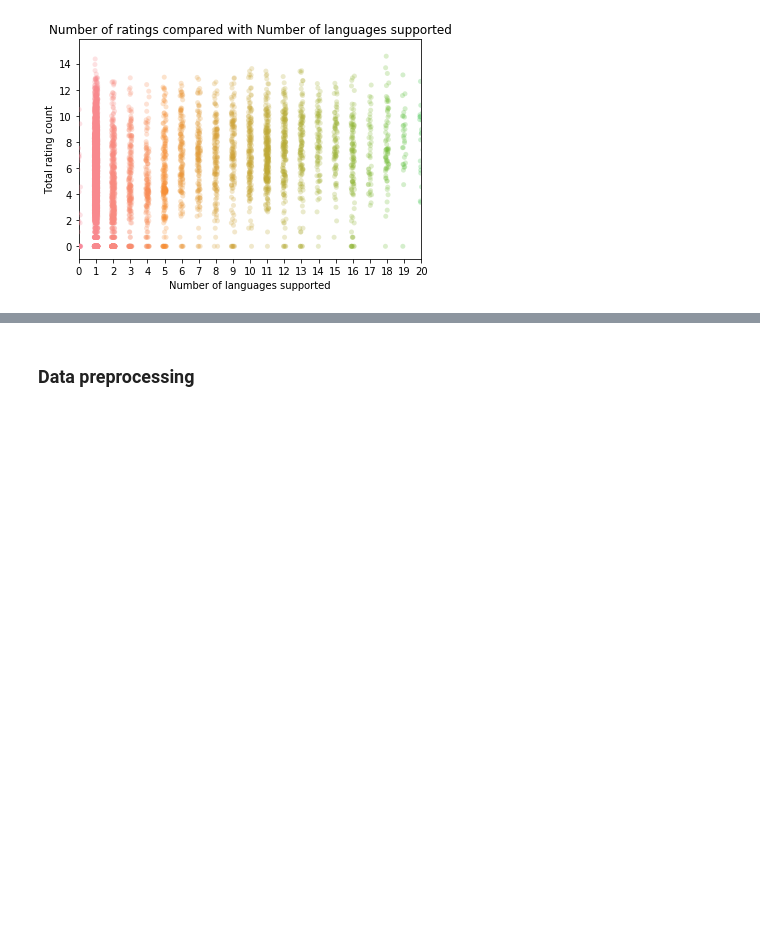
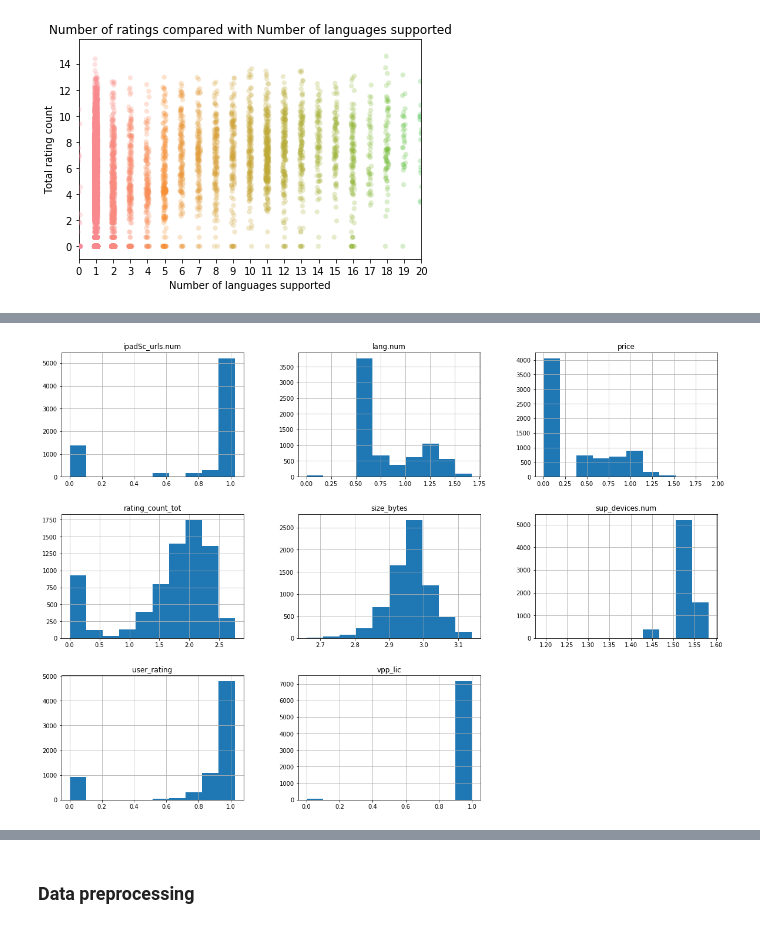
Before and after one commit to cgman64/apple-store-analysis, a Jupyter notebook: appStoreAnalysis.ipynb, the cells around one changed output, grey strips where cells are left out. Drawn from its saved outputs; the diff is of its cells as text; code cells hidden in the pictures; blank space fills up the shorter version.

```diff
--- a/appStoreAnalysis.ipynb
+++ b/appStoreAnalysis.ipynb
@@ -320,0 +330,9 @@ plt.show()
+# %%
+log_store = store.loc[:, target + features]
+log_store[target + numeric] = np.log(store[target + numeric] + 1)
+
+log_store.hist(figsize=(20,14),xlabelsize=10);
+
+plt.show()
+# %% [output]
+[figure, added]
```
Also changed, not shown: parts of 10 cells of this notebook.
